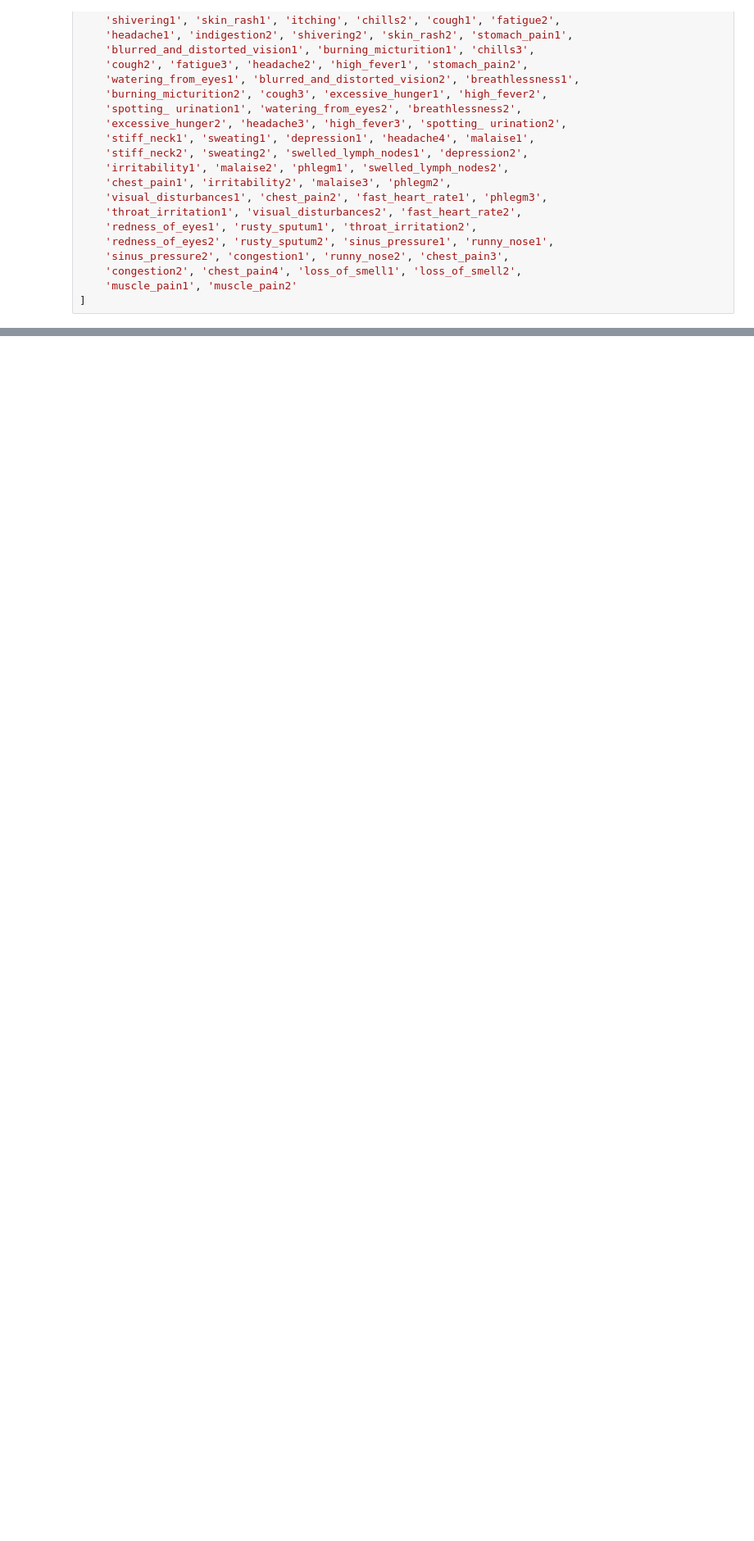
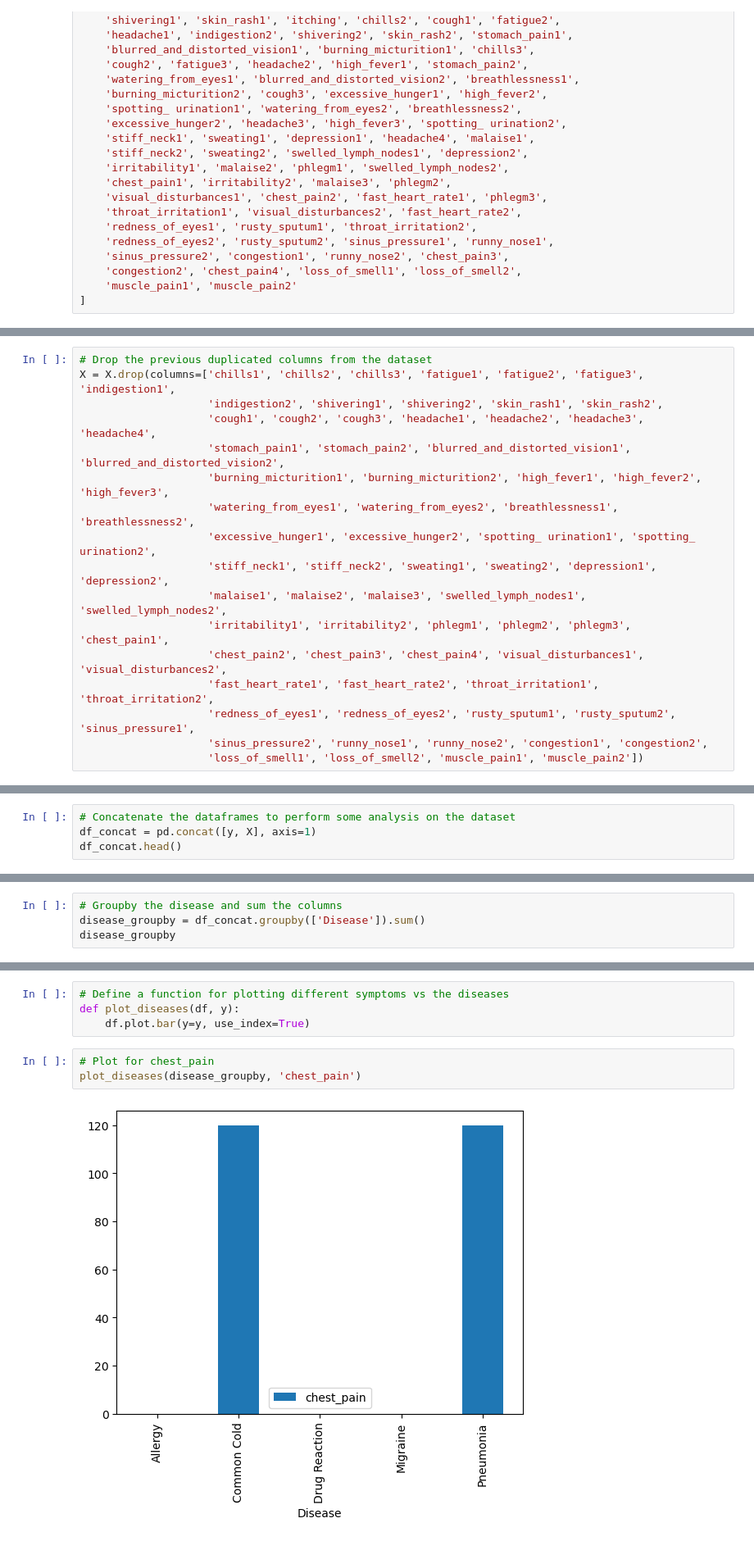
Before and after one commit to lvit001/Project-4, a Jupyter notebook: Lori/Data_Processing.ipynb, the cells around one changed output, grey strips where cells are left out. Shown at 82% size. Drawn from its saved outputs; the diff is of its cells as text; blank space fills up the shorter version.

Commit message:
added code to prep the feature datas for machine learning, also worked on data analysis of the dataset

```diff
--- a/Lori/Data_Processing.ipynb
+++ b/Lori/Data_Processing.ipynb
@@ -204,0 +232,17 @@ Index(['acidity', 'chills1', 'continuous_sneezing', 'fatigue1', 'indigestion1',
+# %%
+# Drop the previous duplicated columns from the dataset
+X = X.drop(columns=['chills1', 'chills2', 'chills3', 'fatigue1', 'fatigue2', 'fatigue3', 'indigestion1',
+                    'indigestion2', 'shivering1', 'shivering2', 'skin_rash1', 'skin_rash2',
+                    'cough1', 'cough2', 'cough3', 'headache1', 'headache2', 'headache3', 'headache4',
+                    'stomach_pain1', 'stomach_pain2', 'blurred_and_distorted_vision1', 'blurred_and_distorted_vision2',
+                    'burning_micturition1', 'burning_micturition2', 'high_fever1', 'high_fever2', 'high_fever3',
+                    'watering_from_eyes1', 'watering_from_eyes2', 'breathlessness1', 'breathlessness2',
+                    'excessive_hunger1', 'excessive_hunger2', 'spotting_ urination1', 'spotting_ urination2',
+                    'stiff_neck1', 'stiff_neck2', 'sweating1', 'sweating2', 'depression1', 'depression2',
+                    'malaise1', 'malaise2', 'malaise3', 'swelled_lymph_nodes1', 'swelled_lymph_nodes2',
+                    'irritability1', 'irritability2', 'phlegm1', 'phlegm2', 'phlegm3', 'chest_pain1',
+                    'chest_pain2', 'chest_pain3', 'chest_pain4', 'visual_disturbances1', 'visual_disturbances2',
+                    'fast_heart_rate1', 'fast_heart_rate2', 'throat_irritation1', 'throat_irritation2',
+                    'redness_of_eyes1', 'redness_of_eyes2', 'rusty_sputum1', 'rusty_sputum2', 'sinus_pressure1',
+                    'sinus_pressure2', 'runny_nose1', 'runny_nose2', 'congestion1', 'congestion2',
+                    'loss_of_smell1', 'loss_of_smell2', 'muscle_pain1', 'muscle_pain2'])
@@ -204,0 +266,4 @@ Index(['acidity', 'chills1', 'continuous_sneezing', 'fatigue1', 'indigestion1',
+# %%
+# Concatenate the dataframes to perform some analysis on the dataset
+df_concat = pd.concat([y, X], axis=1)
+df_concat.head()
@@ -204,0 +278,4 @@ Index(['acidity', 'chills1', 'continuous_sneezing', 'fatigue1', 'indigestion1',
+# %%
+# Groupby the disease and sum the columns
+disease_groupby = df_concat.groupby(['Disease']).sum()
+disease_groupby
@@ -204,0 +291,9 @@ Index(['acidity', 'chills1', 'continuous_sneezing', 'fatigue1', 'indigestion1',
+# %%
+# Define a function for plotting different symptoms vs the diseases
+def plot_diseases(df, y):
+    df.plot.bar(y=y, use_index=True)
+# %%
+# Plot for chest_pain
+plot_diseases(disease_groupby, 'chest_pain')
+# %% [output]
+[figure, added]
```
Also changed, not shown: parts of 12 cells of this notebook.
